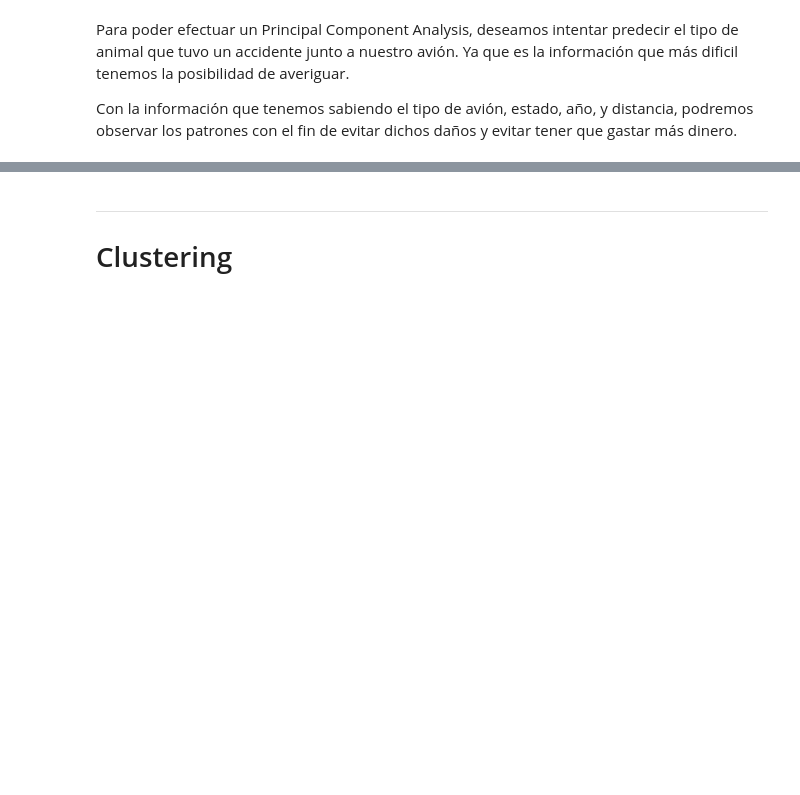
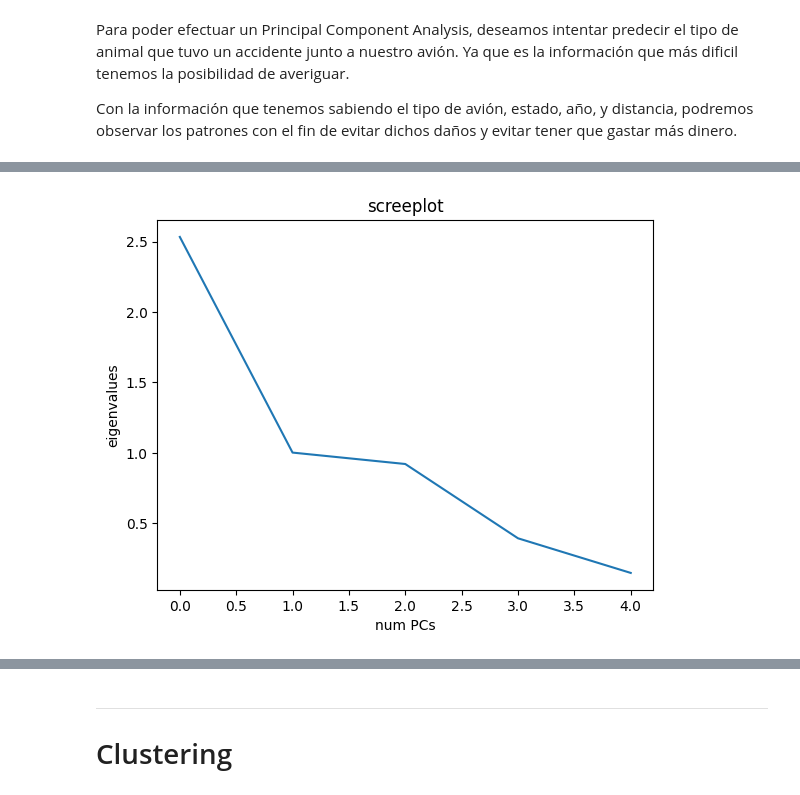
Before and after one commit to LuisBuenoA/Wildlife-Strike-Analysis, a Jupyter notebook: Practica1.ipynb, the cells around one changed output, grey strips where cells are left out. Drawn from its saved outputs; the diff is of its cells as text; code cells hidden in the pictures; blank space fills up the shorter version.

```diff
--- a/Practica1.ipynb
+++ b/Practica1.ipynb
@@ -379,0 +472,20 @@ X.shape, y.shape
+# %%
+# * Fraction of variance explained
+pca = PCA(n_components=X_rank)
+# ? - This is part of the Scree Plot which is mentioned in the slides.
+X_transformed = pca.fit_transform(X_train)
+evals = pca.explained_variance_  # eigenvalues in descending order
+# ? - We're limite the number of dimensions to 50 as a maximum
+fraction_var = np.cumsum(evals[0:50] / np.sum(evals))
+# %%
+fig, ax = plt.subplots()
+xs = np.arange(0, 5)
+ys = evals[0:5]
+plt.title("screeplot")
+plt.xlabel("num PCs")
+plt.ylabel("eigenvalues")
+plt.ticklabel_format(axis="y", style="sci", scilimits=(0, 0))
+ax.plot(xs, ys)
+plt.show()
+# %% [output]
+[figure, added]
```
Also changed, not shown: parts of 21 cells of this notebook, 1 other file.
